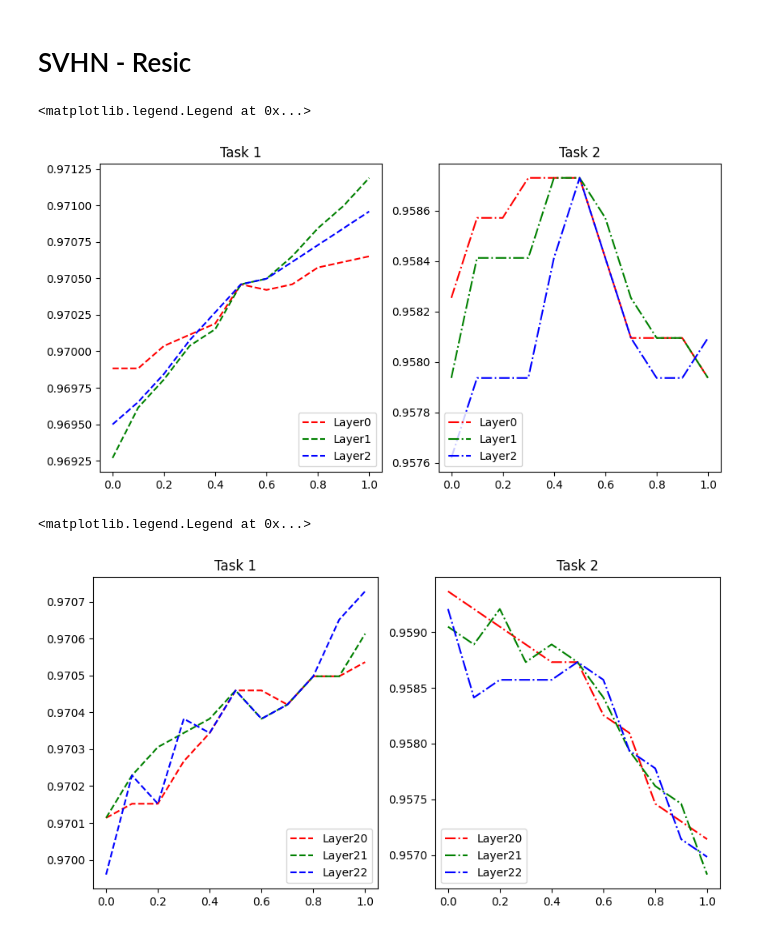
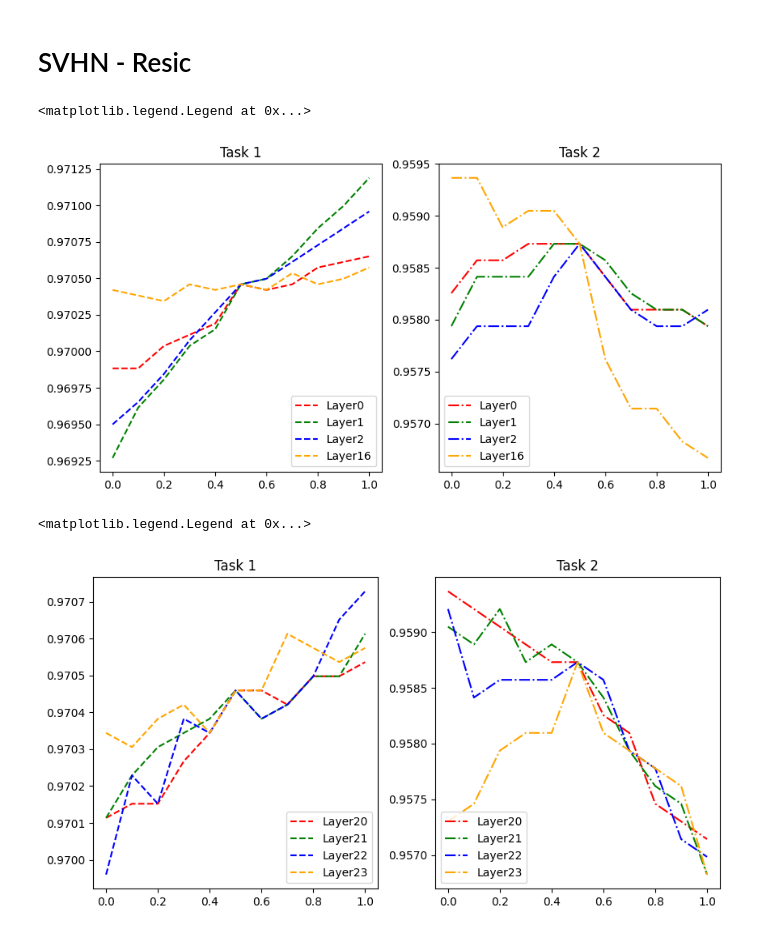
Before and after one commit to dennis-grinwald/task_vectors, a Jupyter notebook: analysis/accs.ipynb, the cells around one changed output. Saved outputs shown, nothing was run; the diff lists cells and outputs as text; code cells hidden in the pictures.

```diff
--- a/analysis/accs.ipynb
+++ b/analysis/accs.ipynb
@@ -6,35 +6,35 @@ import matplotlib.pyplot as plt
 # %%
 fig, ax = plt.subplots(1, 2, figsize=(10, 5))
 colors = ['red', 'green', 'blue', 'orange', 'purple', 'pink', 'brown', 'gray', 'cyan']
-for i, j in enumerate([0,1,2]):
+for i, j in enumerate([0,1,2,16]):
     test_acc_dict = np.load(
         f'/Users/dg/Projects/task_vectors/accs_simplex_in_layer_{j}.npy',
         allow_pickle=True
     ).item()
     cleaned_keys = [float(key) for key in test_acc_dict.keys()]
     ax[0].plot(
         cleaned_keys,
         np.array(list(test_acc_dict.values()))[:,0], linestyle='--', color=colors[i], label=f'Layer{j}'
     )
     ax[1].plot(
         cleaned_keys,
         np.array(list(test_acc_dict.values()))[:,1], linestyle='-.', color=colors[i], label=f'Layer{j}'
     )
 ax[0].set_title('Task 1')
 ax[1].set_title('Task 2')
 ax[0].legend(
     loc='lower right'
 )
 ax[1].legend(
     loc='lower left'
 )
 # %% [output]
 <matplotlib.legend.Legend at 0x...>
-[figure, old version]
+[figure, new version]
 # %%
 fig, ax = plt.subplots(1, 2, figsize=(10, 5))
 colors = ['red', 'green', 'blue', 'orange', 'purple', 'pink', 'brown', 'gray', 'cyan']
-for i, j in enumerate([20,21,22]):
+for i, j in enumerate([20,21,22,23]):
     test_acc_dict = np.load(
         f'/Users/dg/Projects/task_vectors/accs_simplex_in_layer_{j}.npy',
         allow_pickle=True
@@ -58,4 +58,4 @@ ax[1].legend(
 )
 # %% [output]
 <matplotlib.legend.Legend at 0x...>
-[figure, old version]
+[figure, new version]
```
Also changed, not shown: 12 other files.
